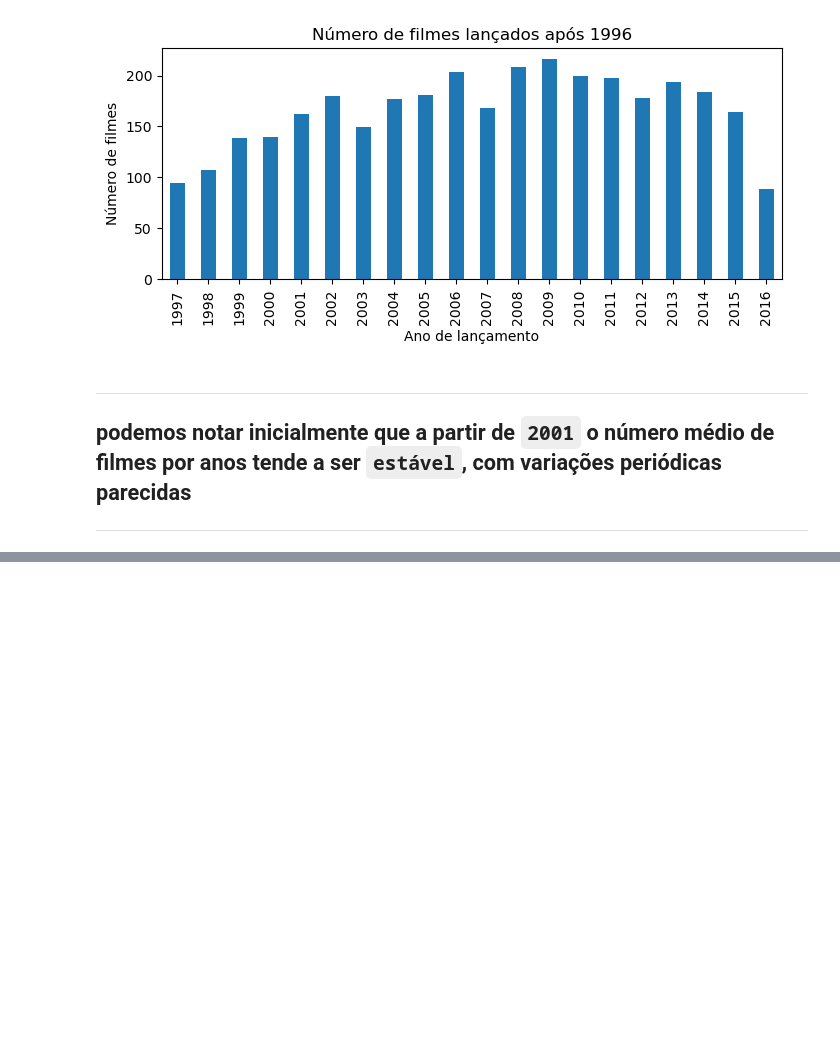
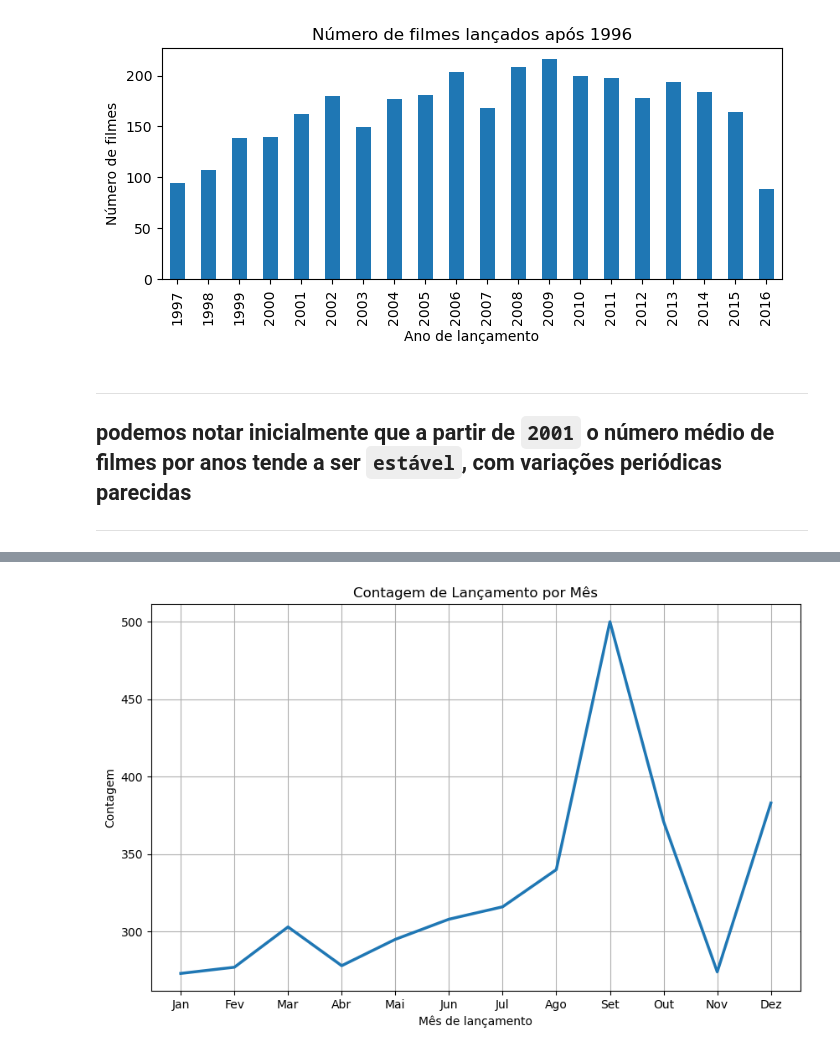
Before and after one commit to MiguelFreire-bit/IMDB-Analise_de_tendencia_de_lancamento, a Jupyter notebook: Analise_de_tendencia_de_lançamento.ipynb, the cells around one changed output, grey strips where cells are left out. Saved outputs shown, nothing was run; the diff lists cells and outputs as text; code cells hidden in the pictures; blank space fills up the shorter version.

```diff
--- a/Analise_de_tendencia_de_lançamento.ipynb
+++ b/Analise_de_tendencia_de_lançamento.ipynb
@@ -379,0 +454,3 @@ plt.grid(True)
+# %%
+df['mes_lancamento'] = pd.to_datetime(df['Data de lançamento']).dt.month
+grupo_por_mês = df.groupby('mes_lancamento')
@@ -379,0 +474,5 @@ plt.grid(True)
+# %%
+filmes_por_mes = pd.DataFrame(grupo_por_mês['Título original'].count())
+filmes_por_mes.index.name = 'mes'
+filmes_por_mes.columns = ['quantidade']
+filmes_por_mes
@@ -379,0 +494,10 @@ plt.grid(True)
+# %%
+dicionario_meses = {1:'Jan',2:'Fev',3:'Mar',4:'Abr',
+                    5:'Mai',6:'Jun',7:'Jul',8:'Ago',
+                    9:'Set',10:'Out',11:'Nov',12:'Dez'}
+filmes_por_mes.index = filmes_por_mes.index.map(dicionario_meses)
+
+meses = list(dicionario_meses.values())
+print(meses)
+
+filmes_por_mes
@@ -379,0 +520,19 @@ plt.grid(True)
+# %%
+meses = filmes_por_mes.index
+valores = grupo_por_mês['mes_lancamento'].value_counts()
+
+plt.figure(figsize=(10, 6))
+
+# Plotagem do gráfico de barras
+plt.plot(meses, valores,linewidth=2.5)
+
+# Configurações do gráfico
+plt.xlabel('Mês de lançamento')
+plt.ylabel('Contagem')
+plt.title('Contagem de Lançamento por Mês')
+plt.grid(True)
+
+# Exibição do gráfico
+plt.show()
+# %% [output]
+[figure, added]
```
Also changed, not shown: parts of 25 cells of this notebook.
